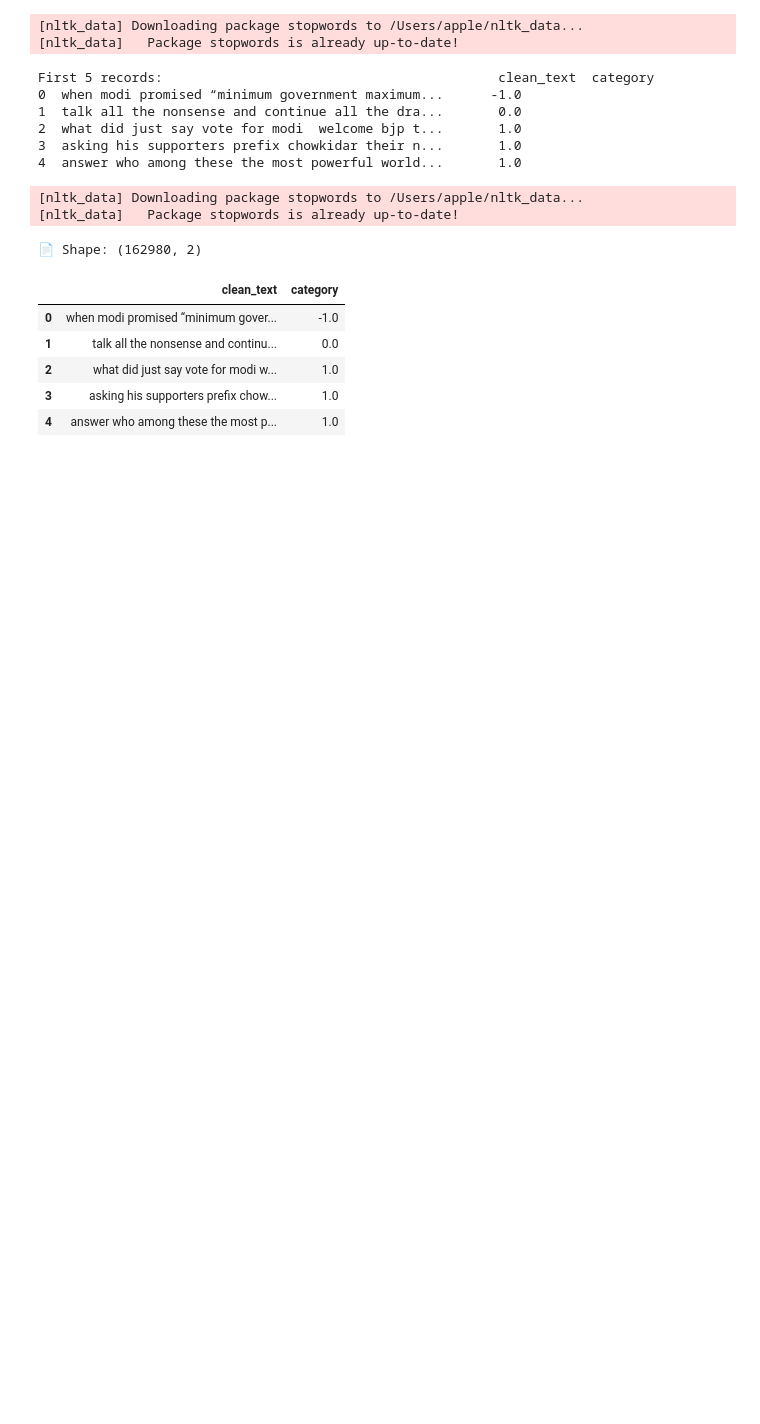
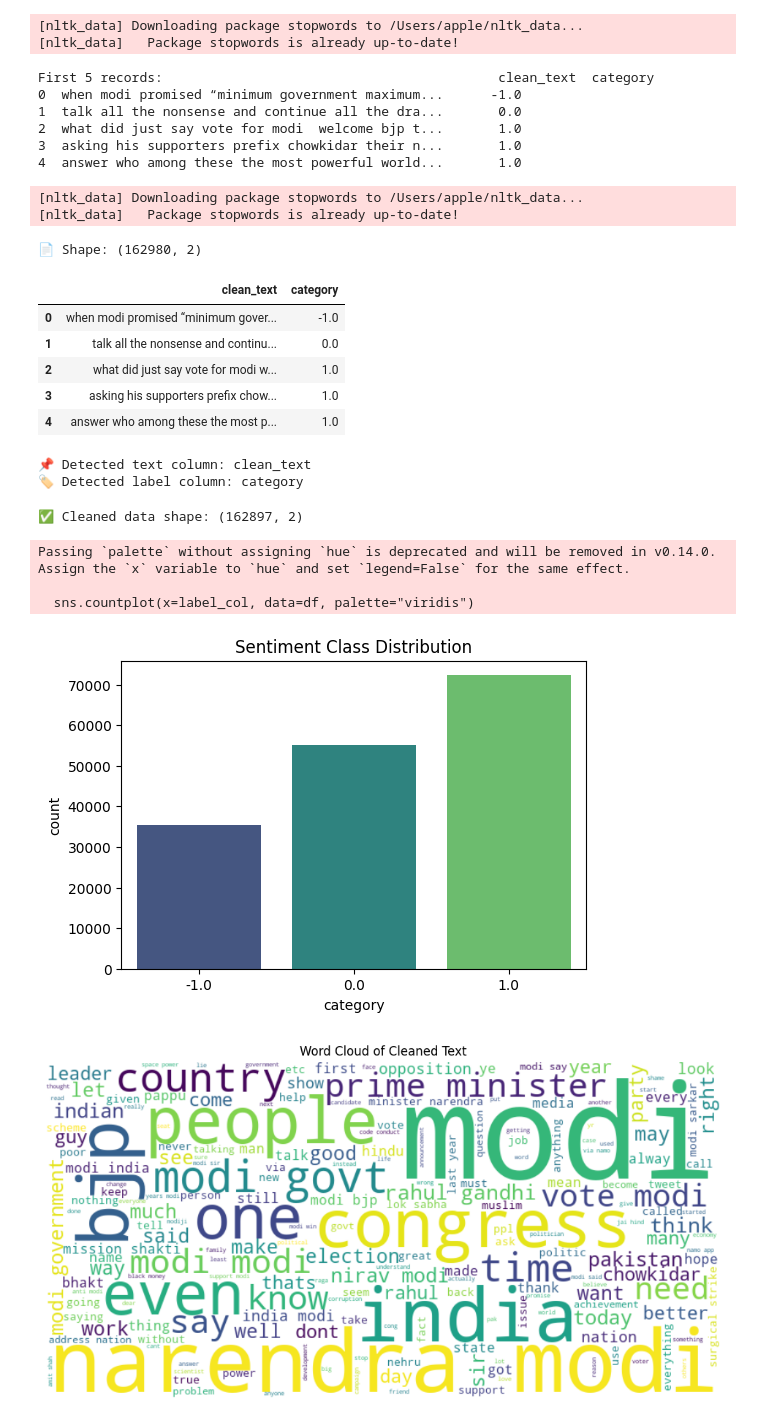
Before and after one commit to DEVang0876/Oasis, a Jupyter notebook: week2/Sentiment Analysis/Twitter.ipynb, the cells around one changed output. Saved outputs shown, nothing was run; the diff lists cells and outputs as text; code cells hidden in the pictures; blank space fills up the shorter version.

```diff
--- a/week2/Sentiment Analysis/Twitter.ipynb
+++ b/week2/Sentiment Analysis/Twitter.ipynb
@@ -71,3 +71,61 @@ df.head()
 | 2 | what did just say vote for modi w... | 1.0 |
 | 3 | asking his supporters prefix chow... | 1.0 |
 | 4 | answer who among these the most p... | 1.0 |
+# %%
+# Guess text and label columns
+text_col = next((col for col in df.columns if df[col].dtype == 'object' and df[col].str.len().mean() > 20), None)
+label_col = next((col for col in df.columns if df[col].nunique() <= 5 and df[col].dtype in ['object', 'category', 'int', 'float']), None)
+
+print(f"📌 Detected text column: {text_col}")
+print(f"🏷️ Detected label column: {label_col}")
+
+if not text_col or not label_col:
+    raise Exception("❌ Could not automatically detect text/label columns.")
+# %% [output]
+📌 Detected text column: clean_text
+🏷️ Detected label column: category
+# %%
+def clean_text(text):
+    text = str(text).lower()
+    text = re.sub(r"http\S+|www\S+|@\w+|#\w+", "", text)
+    text = re.sub(r"[^a-z\s]", "", text)
+    text = re.sub(r"\s+", " ", text).strip()
+    return " ".join([w for w in text.split() if w not in stop_words])
+
+# Clean text
+df["clean_text"] = df[text_col].apply(clean_text)
+df = df.dropna(subset=["clean_text", label_col])
+df = df[df["clean_text"] != ""]
+
+print("✅ Cleaned data shape:", df.shape)
+# %% [output]
+✅ Cleaned data shape: (162897, 2)
+# %%
+# Sentiment distribution
+plt.figure(figsize=(6,4))
+sns.countplot(x=label_col, data=df, palette="viridis")
+plt.title("Sentiment Class Distribution")
+plt.show()
+
+# Word Cloud
+all_text = " ".join(df["clean_text"])
+wordcloud = WordCloud(width=800, height=400, background_color="white").generate(all_text)
+
+plt.figure(figsize=(12,6))
+plt.imshow(wordcloud, interpolation="bilinear")
+plt.axis("off")
+plt.title("Word Cloud of Cleaned Text")
+plt.show()
+
+# Text Length
+df["text_length"] = df["clean_text"].apply(lambda x: len(x.split()))
+sns.histplot(df["text_length"], bins=30, kde=True)
+plt.title("Distribution of Text Length (words)")
+plt.xlabel("Words per document")
+plt.show()
+# %% [output]
+Passing `palette` without assigning `hue` is deprecated and will be removed in v0.14.0. Assign the `x` variable to `hue` and set `legend=False` for the same effect.
+
+  sns.countplot(x=label_col, data=df, palette="viridis")
+[figure, added]
+[figure, added]
```
Also changed, not shown: parts of 4 cells of this notebook.
